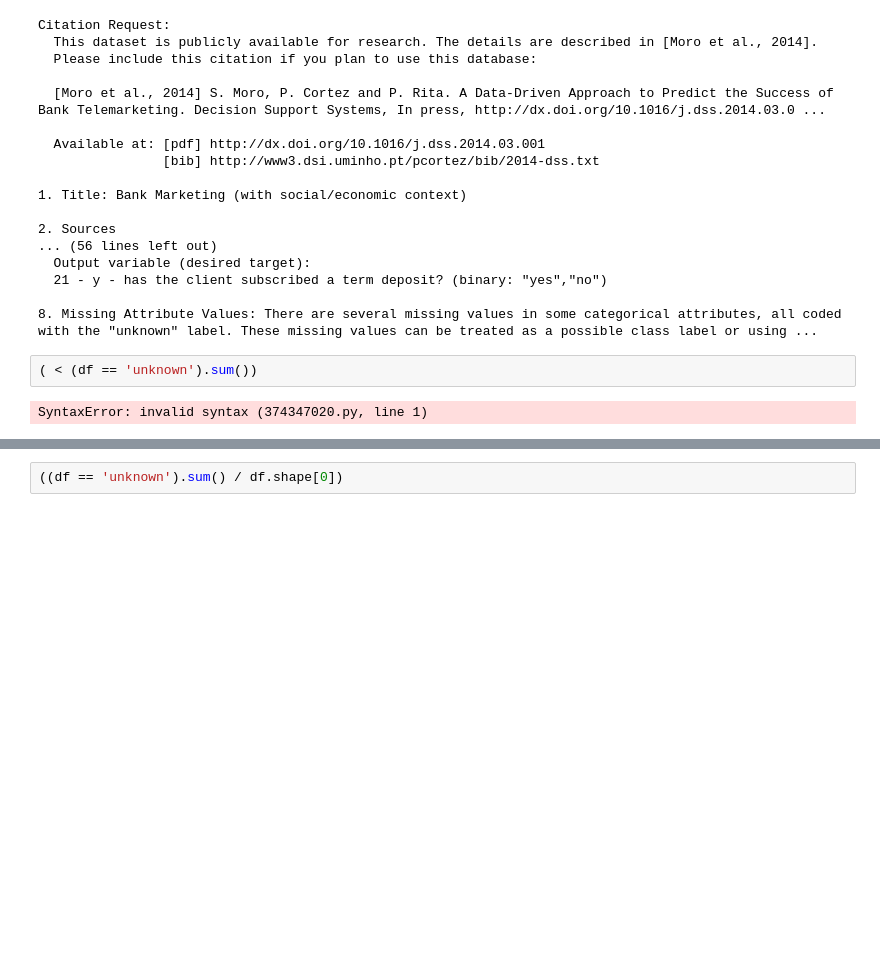
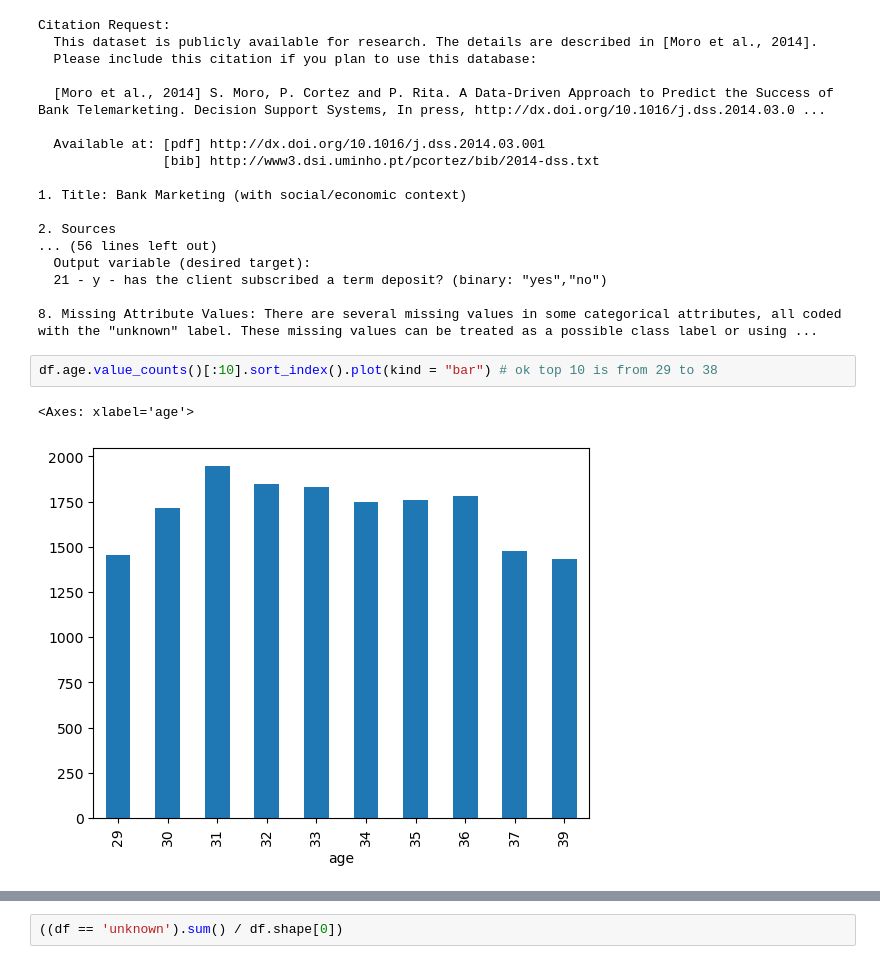
Before and after one commit to ABDULLAHHG/Market-Segmentation-with-Neural-Networks, a Jupyter notebook: Untitled.ipynb, the cells around one changed output, grey strips where cells are left out. Drawn from its saved outputs; the diff is of its cells as text; blank space fills up the shorter version.

```diff
--- a/Untitled.ipynb
+++ b/Untitled.ipynb
@@ -27,7 +28,8 @@ with open("bank-additional-names.txt") as f:
   21 - y - has the client subscribed a term deposit? (binary: "yes","no")
 
 8. Missing Attribute Values: There are several missing values in some categorical attributes, all coded with the "unknown" label. These missing values can be treated as a possible class label or using ...
-# %%
-( < (df == 'unknown').sum())
-# %% [output]
-SyntaxError: invalid syntax (374347020.py, line 1)
+# %%
+df.age.value_counts()[:10].sort_index().plot(kind = "bar") # ok top 10 is from 29 to 38
+# %% [output]
+<Axes: xlabel='age'>
+[figure, added]
```
Also changed, not shown: parts of 15 cells of this notebook.
